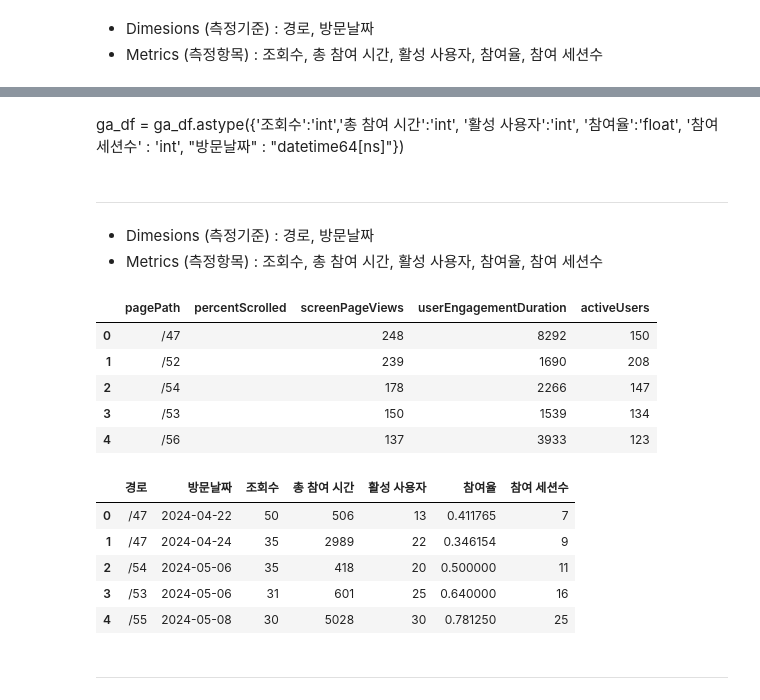
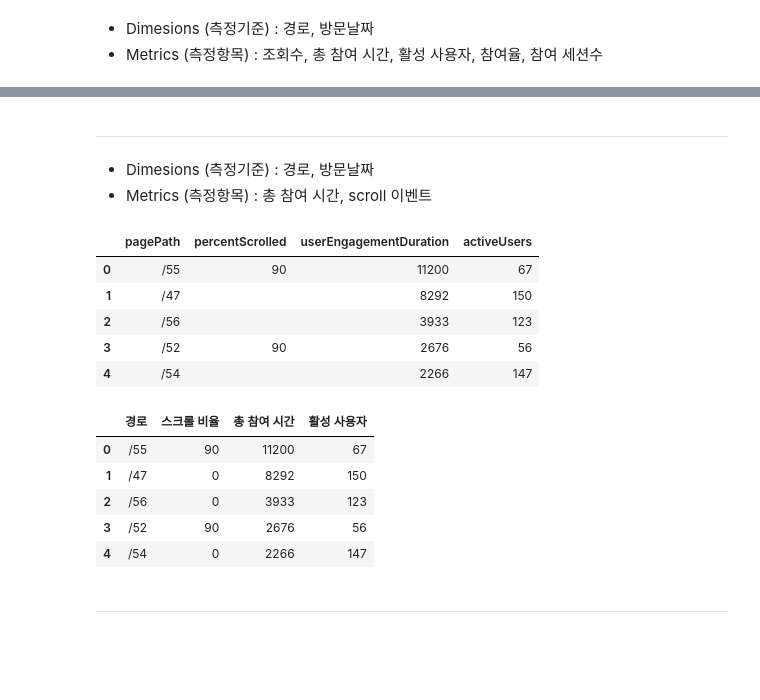
Before and after one commit to zjadofl/Tistory-blog-data-analytics, a Jupyter notebook: Lab/Tistory Analysis.ipynb, the cells around one changed output, grey strips where cells are left out. Drawn from its saved outputs; the diff is of its cells as text; code cells hidden in the pictures; blank space fills up the shorter version.

```diff
--- a/Lab/Tistory Analysis.ipynb
+++ b/Lab/Tistory Analysis.ipynb
@@ -392,5 +393,3 @@ ga_df.head(5)
 # %%
 ga_df = ga_df.rename(columns = {"pagePath":"경로", "date":"방문날짜", "screenPageViews" : "조회수", "userEngagementDuration" : "총 참여 시간",
                           "activeUsers" : "활성 사용자", "engagementRate" : "참여율", "engagedSessions" : "참여 세션수"})
-# %% [markdown]
-ga_df = ga_df.astype({'조회수':'int','총 참여 시간':'int', '활성 사용자':'int', '참여율':'float', '참여 세션수' : 'int', "방문날짜" : "datetime64[ns]"})
@@ -398,39 +399,39 @@ ga_df = ga_df.astype({'조회수':'int','총 참여 시간':'int', '활성 사
 ---
 # %% [markdown]
 - Dimesions (측정기준) : 경로, 방문날짜
-- Metrics (측정항목) : 조회수, 총 참여 시간, 활성 사용자, 참여율, 참여 세션수
+- Metrics (측정항목) : 총 참여 시간, scroll 이벤트
 # %%
 start_date = '2024-03-01'
 end_date = '2024-05-27'
 dimensions = [Dimension(name="pagePath"), Dimension(name="percentScrolled")]
-metrics=[Metric(name="screenPageViews"), Metric(name="userEngagementDuration"), Metric(name="activeUsers")]
+metrics=[Metric(name="userEngagementDuration"), Metric(name="activeUsers")]
 # %%
 response = run_report(start_date, end_date, dimensions, metrics)
 scroll_ga_df = convert_to_dataframe(response)
 scroll_ga_df.head()
 # %% [output]
-|  | pagePath | percentScrolled | screenPageViews | userEngagementDuration | activeUsers |
-| 0 | /47 |  | 248 | 8292 | 150 |
-| 1 | /52 |  | 239 | 1690 | 208 |
-| 2 | /54 |  | 178 | 2266 | 147 |
-| 3 | /53 |  | 150 | 1539 | 134 |
-| 4 | /56 |  | 137 | 3933 | 123 |
+|  | pagePath | percentScrolled | userEngagementDuration | activeUsers |
+| 0 | /55 | 90 | 11200 | 67 |
+| 1 | /47 |  | 8292 | 150 |
+| 2 | /56 |  | 3933 | 123 |
+| 3 | /52 | 90 | 2676 | 56 |
+| 4 | /54 |  | 2266 | 147 |
 # %%
-scroll_ga_df = scroll_ga_df.rename(columns = {"pagePath":"경로", "percentScrolled":"스크롤 비율", "screenPageViews" : "조회수", "userEngagementDuration" : "총 참여 시간",
+scroll_ga_df = scroll_ga_df.rename(columns = {"pagePath":"경로", "percentScrolled":"스크롤 비율", "userEngagementDuration" : "총 참여 시간",
                           "activeUsers" : "활성 사용자"})
 # %%
 scroll_ga_df["스크롤 비율"] = scroll_ga_df["스크롤 비율"].replace('', 0)
 # %%
-scroll_ga_df = scroll_ga_df.astype({'스크롤 비율':'int', '조회수':'int','총 참여 시간':'int', '활성 사용자':'int', '총 참여 시간':'int'})
+scroll_ga_df = scroll_ga_df.astype({'스크롤 비율':'int', '총 참여 시간':'int', '활성 사용자':'int', '총 참여 시간':'int'})
 # %%
-ga_df.head(5)
+scroll_ga_df.head(5)
 # %% [output]
-|  | 경로 | 방문날짜 | 조회수 | 총 참여 시간 | 활성 사용자 | 참여율 | 참여 세션수 |
-| 0 | /47 | 2024-04-22 | 50 | 506 | 13 | 0.411765 | 7 |
-| 1 | /47 | 2024-04-24 | 35 | 2989 | 22 | 0.346154 | 9 |
-| 2 | /54 | 2024-05-06 | 35 | 418 | 20 | 0.500000 | 11 |
-| 3 | /53 | 2024-05-06 | 31 | 601 | 25 | 0.640000 | 16 |
-| 4 | /55 | 2024-05-08 | 30 | 5028 | 30 | 0.781250 | 25 |
+|  | 경로 | 스크롤 비율 | 총 참여 시간 | 활성 사용자 |
+| 0 | /55 | 90 | 11200 | 67 |
+| 1 | /47 | 0 | 8292 | 150 |
+| 2 | /56 | 0 | 3933 | 123 |
+| 3 | /52 | 90 | 2676 | 56 |
+| 4 | /54 | 0 | 2266 | 147 |
 # %% [markdown]
 ---
 # %%
```
Also changed, not shown: parts of 42 cells of this notebook.
